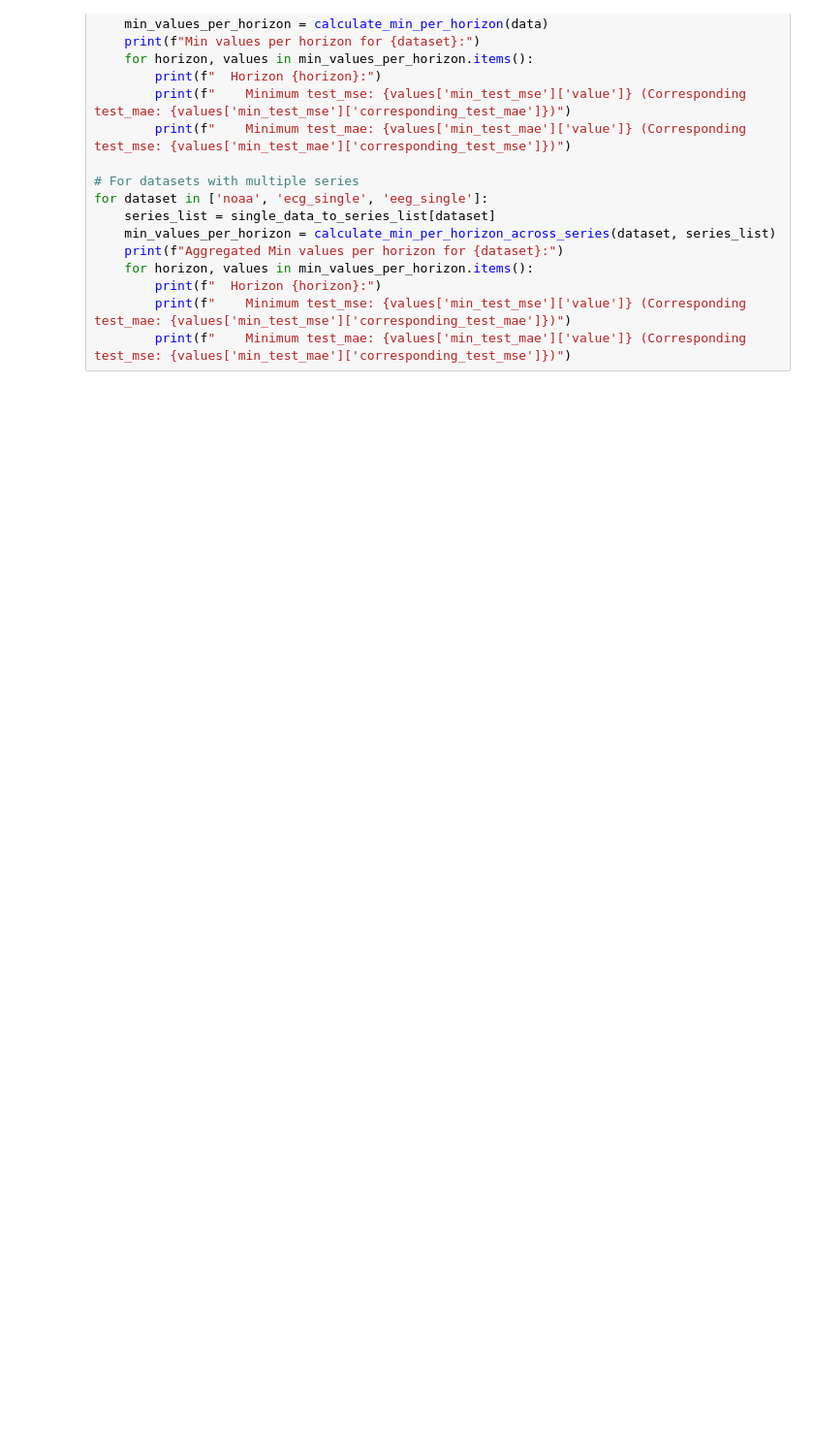
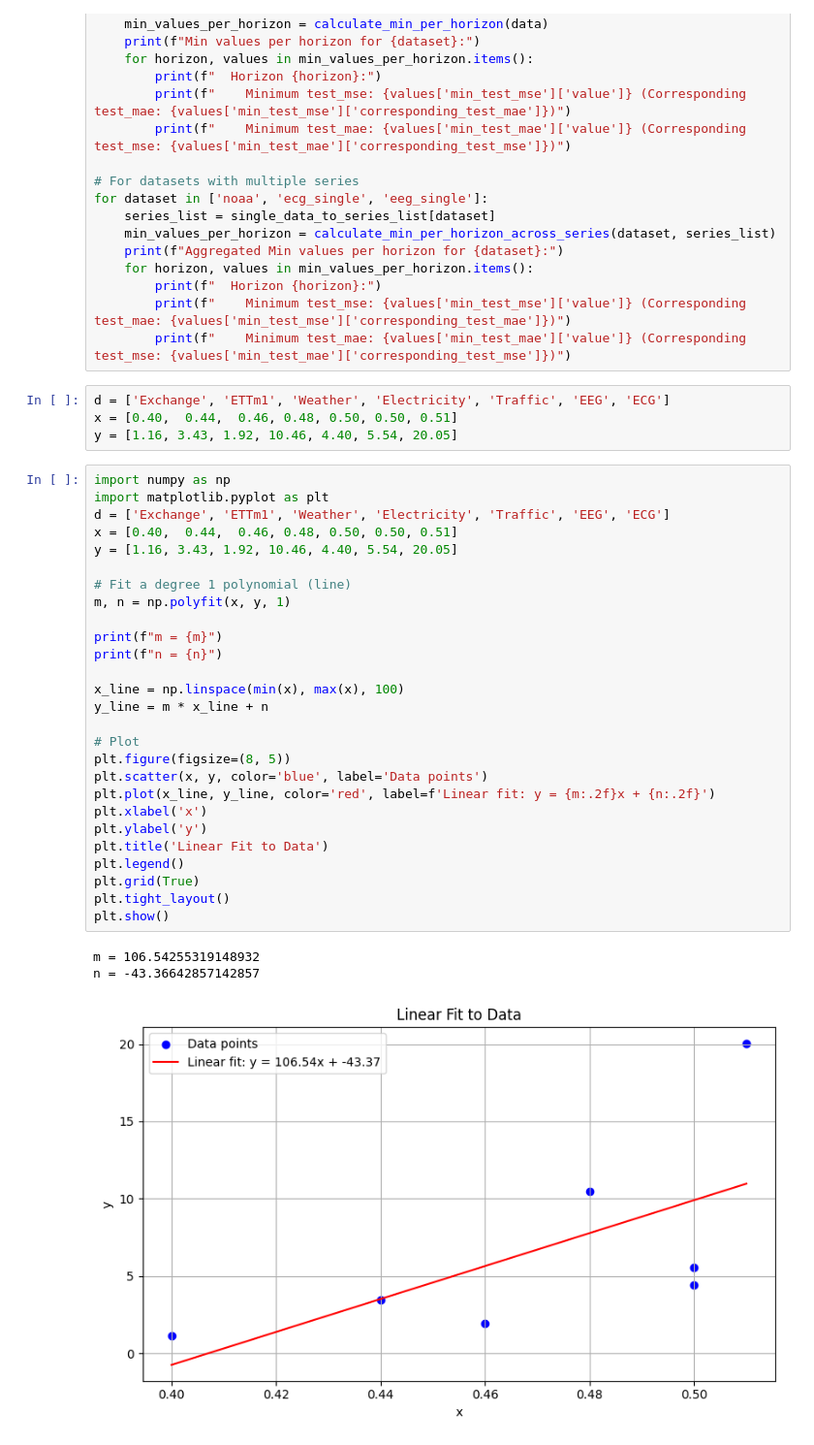
Before and after one commit to 2noamk/NFT, a Jupyter notebook: results/precntage.ipynb, the cells around one changed output. Shown at 97% size. Drawn from its saved outputs; the diff is of its cells as text; blank space fills up the shorter version.

```diff
--- a/results/precntage.ipynb
+++ b/results/precntage.ipynb
@@ -1876,3 +2033,38 @@ for dataset in ['noaa', 'ecg_single', 'eeg_single']:
         print(f"  Horizon {horizon}:")
         print(f"    Minimum test_mse: {values['min_test_mse']['value']} (Corresponding test_mae: {values['min_test_mse']['corresponding_test_mae']})")
         print(f"    Minimum test_mae: {values['min_test_mae']['value']} (Corresponding test_mse: {values['min_test_mae']['corresponding_test_mse']})")
+# %%
+d = ['Exchange', 'ETTm1', 'Weather', 'Electricity', 'Traffic', 'EEG', 'ECG']
+x = [0.40,  0.44,  0.46, 0.48, 0.50, 0.50, 0.51]
+y = [1.16, 3.43, 1.92, 10.46, 4.40, 5.54, 20.05]
+# %%
+import numpy as np
+import matplotlib.pyplot as plt
+d = ['Exchange', 'ETTm1', 'Weather', 'Electricity', 'Traffic', 'EEG', 'ECG']
+x = [0.40,  0.44,  0.46, 0.48, 0.50, 0.50, 0.51]
+y = [1.16, 3.43, 1.92, 10.46, 4.40, 5.54, 20.05]
+
+# Fit a degree 1 polynomial (line)
+m, n = np.polyfit(x, y, 1)
+
+print(f"m = {m}")
+print(f"n = {n}")
+
+x_line = np.linspace(min(x), max(x), 100)
+y_line = m * x_line + n
+
+# Plot
+plt.figure(figsize=(8, 5))
+plt.scatter(x, y, color='blue', label='Data points')
+plt.plot(x_line, y_line, color='red', label=f'Linear fit: y = {m:.2f}x + {n:.2f}')
+plt.xlabel('x')
+plt.ylabel('y')
+plt.title('Linear Fit to Data')
+plt.legend()
+plt.grid(True)
+plt.tight_layout()
+plt.show()
+# %% [output]
+m = 106.54255319148932
+n = -43.36642857142857
+[figure, added]
```
Also changed, not shown: parts of 10 cells of this notebook, 17 other files.
